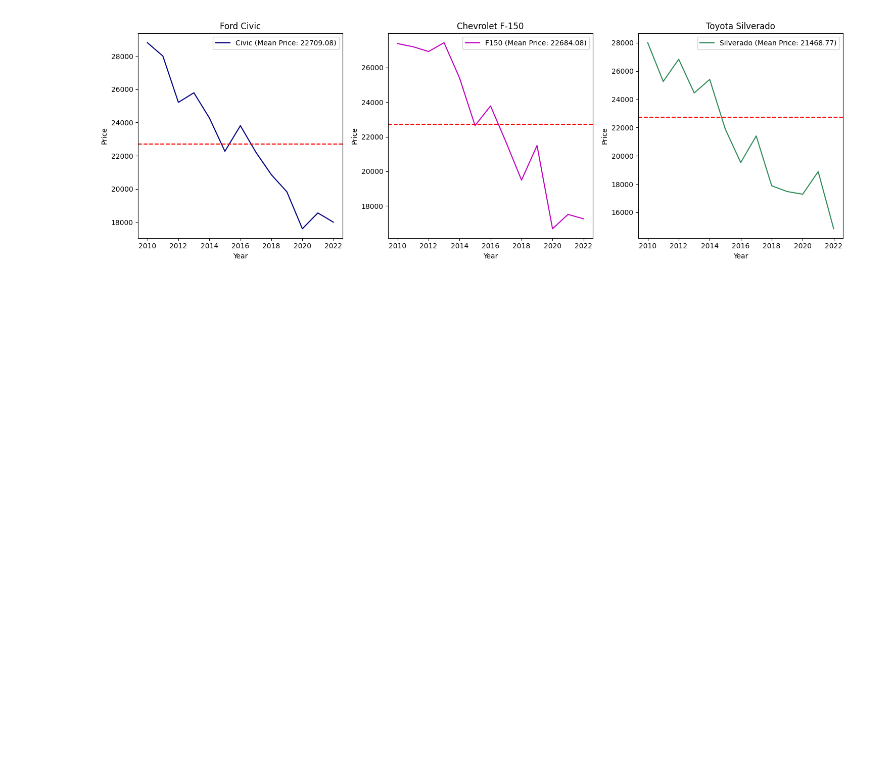
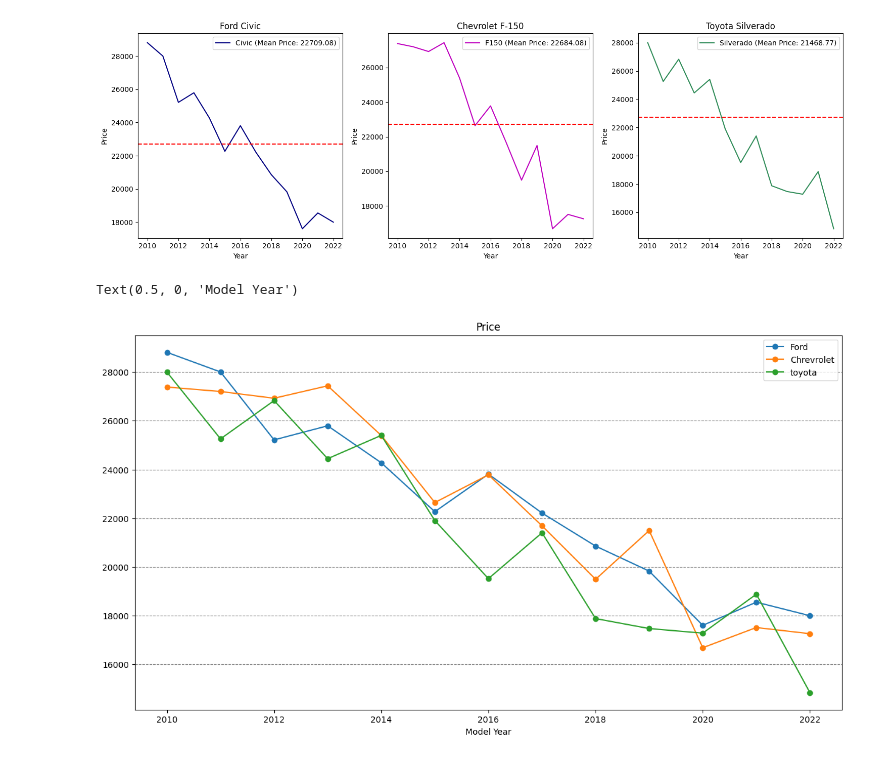
Before and after one commit to Jovalenciaar/Analisis-datos-con-Python, a Jupyter notebook: Datos Matplotlib - Seaborn/6_Bat plot_(Important).ipynb, the cells around one changed output. Saved outputs shown, nothing was run; the diff lists cells and outputs as text; code cells hidden in the pictures; blank space fills up the shorter version.

```diff
--- a/Datos Matplotlib - Seaborn/6_Bat plot_(Important).ipynb
+++ b/Datos Matplotlib - Seaborn/6_Bat plot_(Important).ipynb
@@ -113,3 +121,16 @@ axes3.legend(["Silverado (Mean Price: {:.2f})".format(silver_mean)], loc="best")
 plt.tight_layout()
 # %% [output]
 [figure]
+# %%
+plt.style.use("default")
+fig, axes = plt.subplots(figsize= (15,8))
+axes.plot(civic, label ="Ford", marker= "o")
+axes.plot(F150,  label = 'Chrevrolet',marker= "o")
+axes.plot(silver,  label = "toyota", marker= "o")
+axes.grid(axis='y', linestyle='--', color='gray')## Add line in the background == grid(axis= )
+axes.legend()
+plt.title("Price")
+plt.xlabel("Model Year")
+# %% [output]
+Text(0.5, 0, 'Model Year')
+[figure, added]
```
Also changed, not shown: parts of 1 cell of this notebook, 6 other files.
